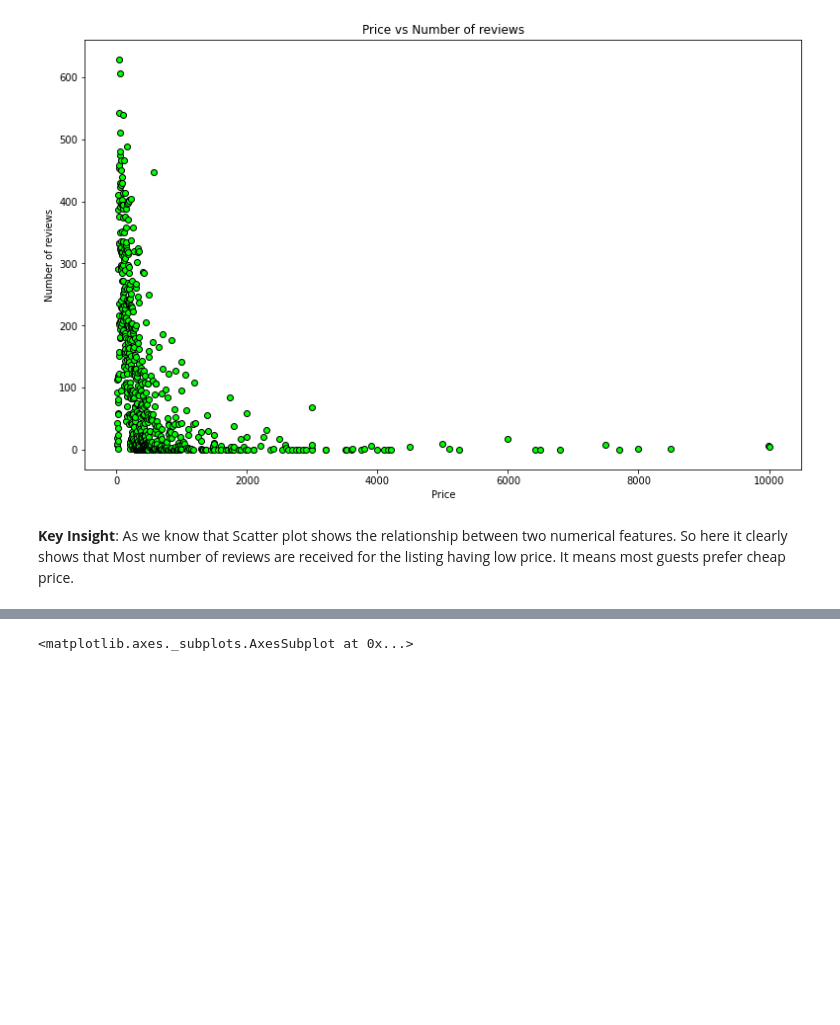
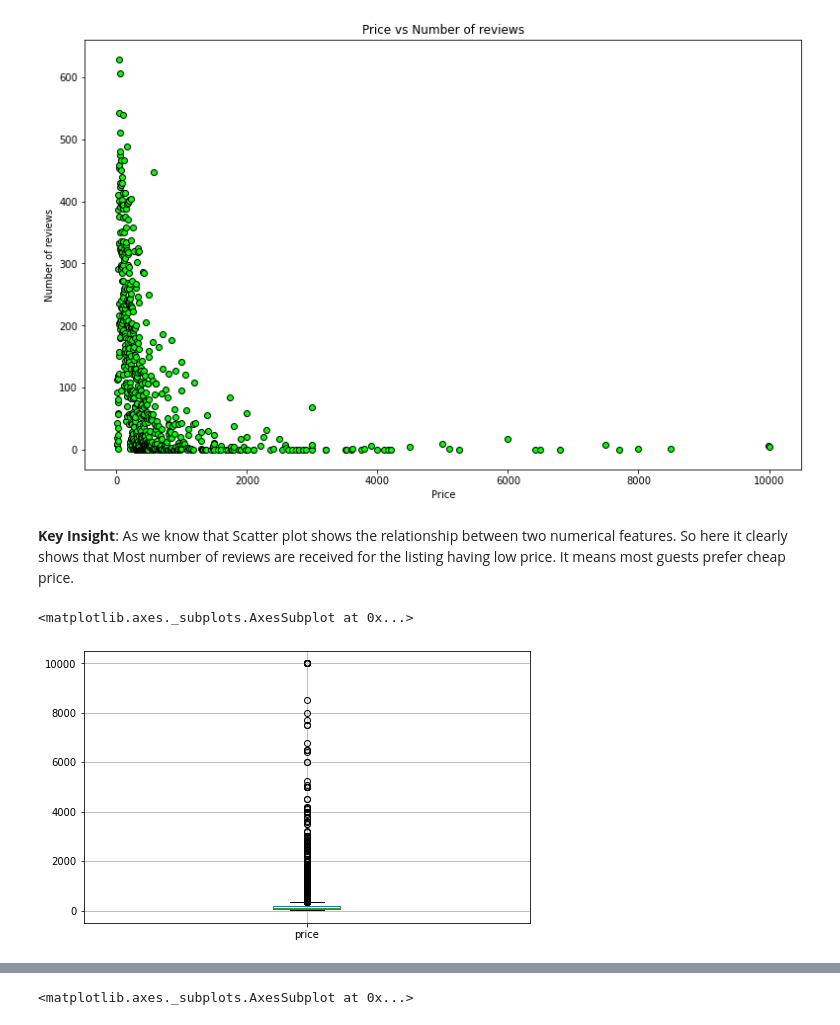
Before and after one commit to MOHD-TAUFIQUE/Airbnb-EDA_Capstone-Project, a Jupyter notebook: Mohd_Taufique_Notebook__Airbnb_Bookings_Analysis_Capstone_Project.ipynb, the cells around one changed output, grey strips where cells are left out. Drawn from its saved outputs; the diff is of its cells as text; code cells hidden in the pictures; blank space fills up the shorter version.

```diff
--- a/Mohd_Taufique_Notebook__Airbnb_Bookings_Analysis_Capstone_Project.ipynb
+++ b/Mohd_Taufique_Notebook__Airbnb_Bookings_Analysis_Capstone_Project.ipynb
@@ -402,3 +398,8 @@ plt.show()
 [figure]
 # %% [markdown]
 **Key Insight**: As we know that Scatter plot shows the relationship between two numerical features. So here it clearly shows that Most number of reviews are received for the listing having low price. It means most guests prefer cheap price.
+# %%
+airbnb_df.boxplot(column='price') #the boxplot for price with outliers!
+# %% [output]
+<matplotlib.axes._subplots.AxesSubplot at 0x...>
+[figure, added]
```
Also changed, not shown: parts of 5 cells of this notebook.
